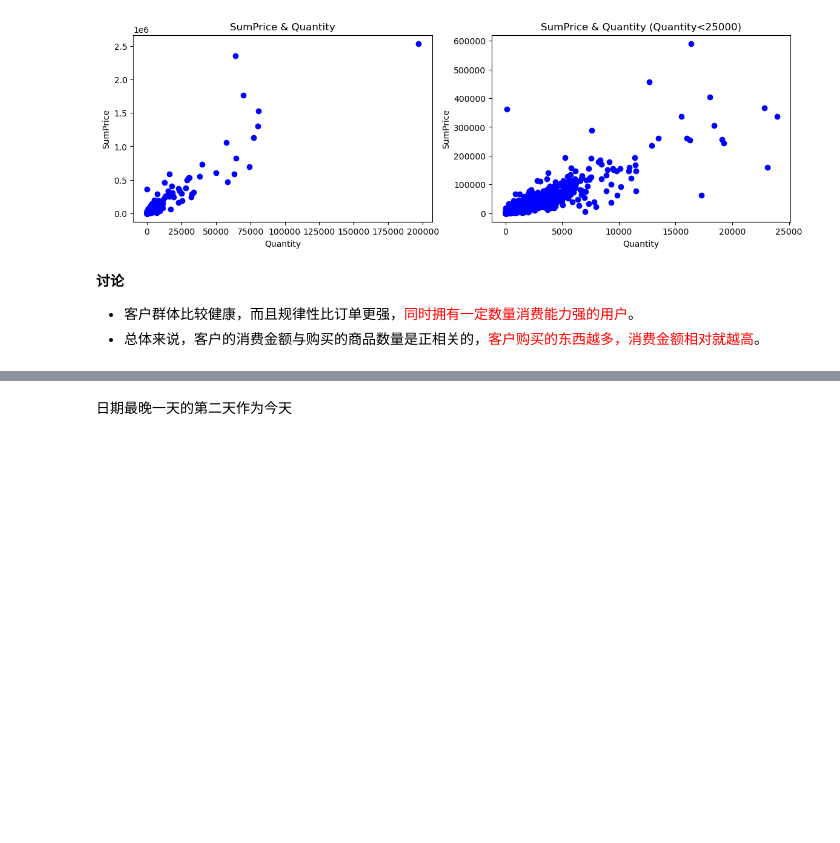
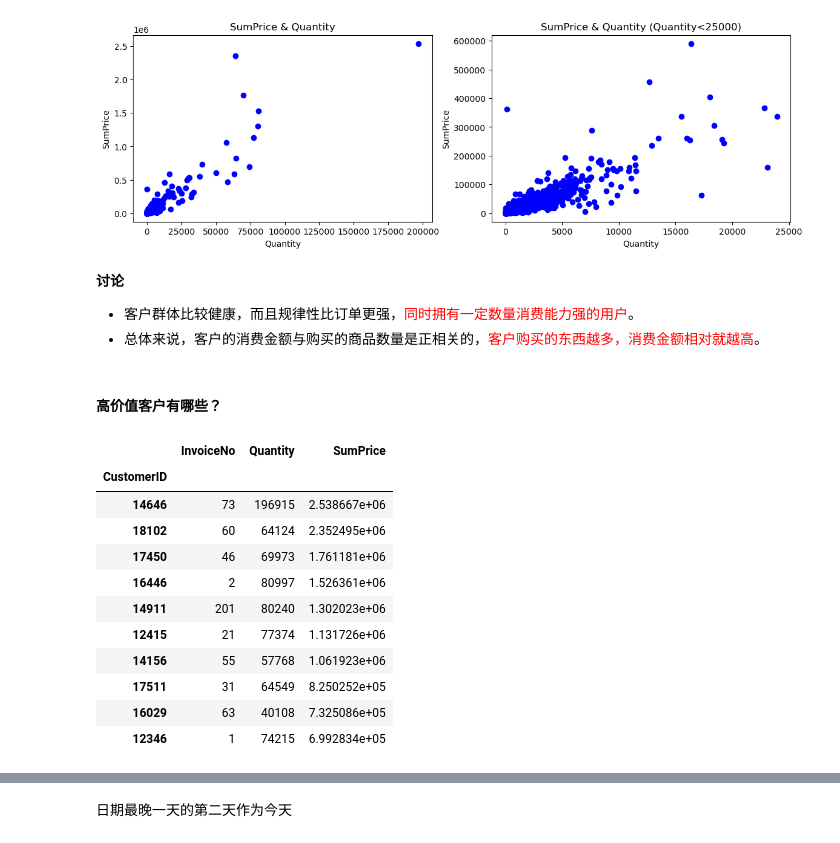
Before and after one commit to victolapan/Big-Data-Analytics-and-Visualization, a Jupyter notebook: Chapter4 Python探索性分析/Chapter4 案例练习——Python探索性分析.ipynb, the cells around one changed output, grey strips where cells are left out. Saved outputs shown, nothing was run; the diff lists cells and outputs as text; code cells hidden in the pictures; blank space fills up the shorter version.

```diff
--- a/Chapter4 Python探索性分析/Chapter4 案例练习——Python探索性分析.ipynb
+++ b/Chapter4 Python探索性分析/Chapter4 案例练习——Python探索性分析.ipynb
@@ -602,4 +607,21 @@ Text(0.5, 0, 'Quantity')
 **讨论**
 + 客户群体比较健康，而且规律性比订单更强，<font color='red'>同时拥有一定数量消费能力强的用户</font>。
 + 总体来说，客户的消费金额与购买的商品数量是正相关的，<font color='red'>客户购买的东西越多，消费金额相对就越高</font>。
+# %% [markdown]
+#### 高价值客户有哪些？
+# %%
+customer_grouped.sort_values(by='SumPrice', ascending=False).head(10)
+# %% [output]
+|  | InvoiceNo | Quantity | SumPrice |
+| CustomerID |  |  |  |
+| 14646 | 73 | 196915 | 2.538667e+06 |
+| 18102 | 60 | 64124 | 2.352495e+06 |
+| 17450 | 46 | 69973 | 1.761181e+06 |
+| 16446 | 2 | 80997 | 1.526361e+06 |
+| 14911 | 201 | 80240 | 1.302023e+06 |
+| 12415 | 21 | 77374 | 1.131726e+06 |
+| 14156 | 55 | 57768 | 1.061923e+06 |
+| 17511 | 31 | 64549 | 8.250252e+05 |
+| 16029 | 63 | 40108 | 7.325086e+05 |
+| 12346 | 1 | 74215 | 6.992834e+05 |
 # %% [markdown]
```
Also changed, not shown: parts of 38 cells of this notebook.
